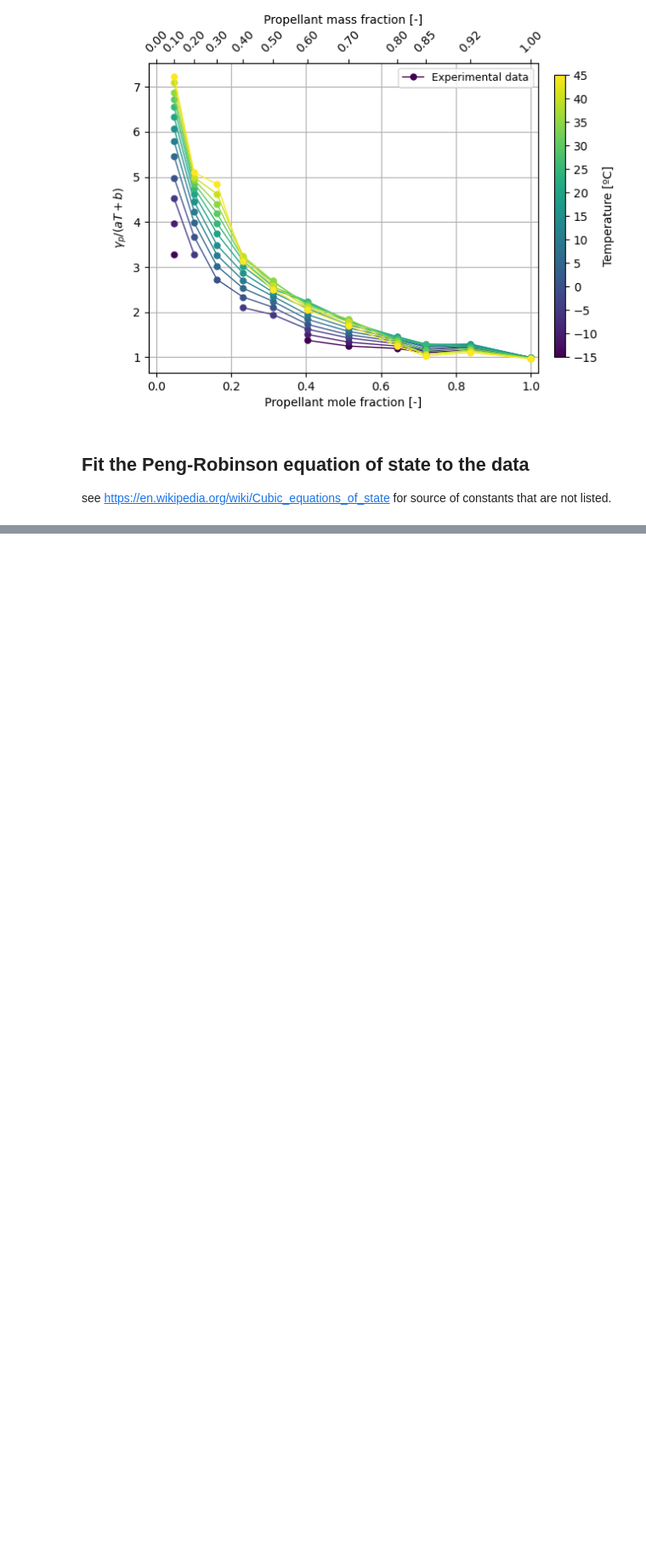
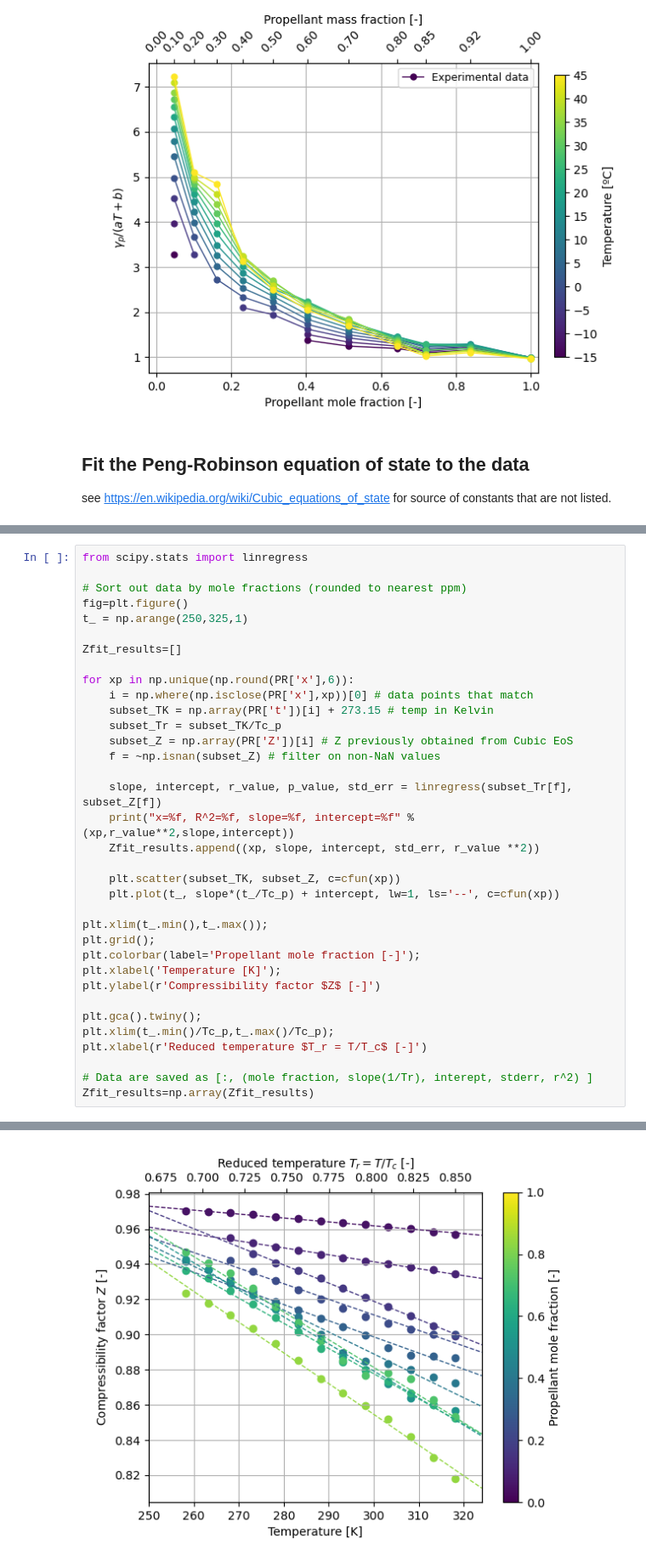
Before and after one commit to djorlando24/jupyterNotebooks, a Jupyter notebook: Research/PropellantProps/RDD2024_SVP_Plots.ipynb, the cells around one changed output, grey strips where cells are left out. Shown at 85% size. Cells and saved outputs as stored; diff of their text form; blank space fills up the shorter version.

```diff
--- a/Research/PropellantProps/RDD2024_SVP_Plots.ipynb
+++ b/Research/PropellantProps/RDD2024_SVP_Plots.ipynb
@@ -430,0 +479,36 @@ plt.grid();
+# %%
+from scipy.stats import linregress
+
+# Sort out data by mole fractions (rounded to nearest ppm)
+fig=plt.figure()
+t_ = np.arange(250,325,1)
+
+Zfit_results=[]
+
+for xp in np.unique(np.round(PR['x'],6)):
+    i = np.where(np.isclose(PR['x'],xp))[0] # data points that match
+    subset_TK = np.array(PR['t'])[i] + 273.15 # temp in Kelvin
+    subset_Tr = subset_TK/Tc_p
+    subset_Z = np.array(PR['Z'])[i] # Z previously obtained from Cubic EoS
+    f = ~np.isnan(subset_Z) # filter on non-NaN values
+
+    slope, intercept, r_value, p_value, std_err = linregress(subset_Tr[f], subset_Z[f])
+    print("x=%f, R^2=%f, slope=%f, intercept=%f" % (xp,r_value**2,slope,intercept))
+    Zfit_results.append((xp, slope, intercept, std_err, r_value **2))
+
+    plt.scatter(subset_TK, subset_Z, c=cfun(xp))
+    plt.plot(t_, slope*(t_/Tc_p) + intercept, lw=1, ls='--', c=cfun(xp))
+
+plt.xlim(t_.min(),t_.max());
+plt.grid();
+plt.colorbar(label='Propellant mole fraction [-]');
+plt.xlabel('Temperature [K]');
+plt.ylabel(r'Compressibility factor $Z$ [-]')
+
+plt.gca().twiny();
+plt.xlim(t_.min()/Tc_p,t_.max()/Tc_p);
+plt.xlabel(r'Reduced temperature $T_r = T/T_c$ [-]')
+
+# Data are saved as [:, (mole fraction, slope(1/Tr), interept, stderr, r^2) ]
+Zfit_results=np.array(Zfit_results)
+# %% [output]
@@ -430,0 +525 @@ plt.grid();
+[figure, added]
```
Also changed, not shown: parts of 15 cells of this notebook, 1 other file.
